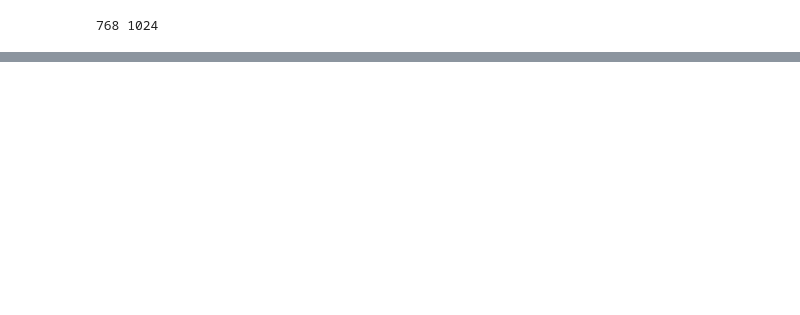
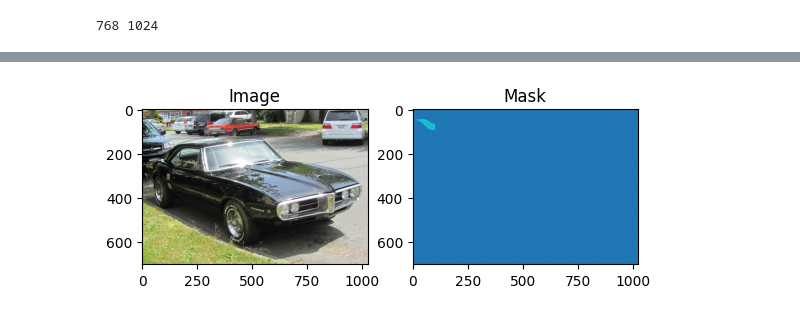
Before and after one commit to RolandGulbinovic/deep_learning, a Jupyter notebook: Task_1.ipynb, the cells around one changed output, grey strips where cells are left out. Cells and saved outputs as stored; diff of their text form; code cells hidden in the pictures; blank space fills up the shorter version.

```diff
--- a/Task_1.ipynb
+++ b/Task_1.ipynb
@@ -268,0 +528,15 @@ UNet(
+# %%
+img = np.array(Image.open(image_paths_test[5]))
+mask = np.array(Image.open(mask_paths_test[5]))
+
+plt.subplot(1,2,1)
+plt.imshow(img)
+plt.title("Image")
+
+plt.subplot(1,2,2)
+plt.imshow(mask, cmap="tab10")
+plt.title("Mask")
+
+plt.show()
+# %% [output]
+[figure, added]
```
Also changed, not shown: parts of 47 cells of this notebook.
